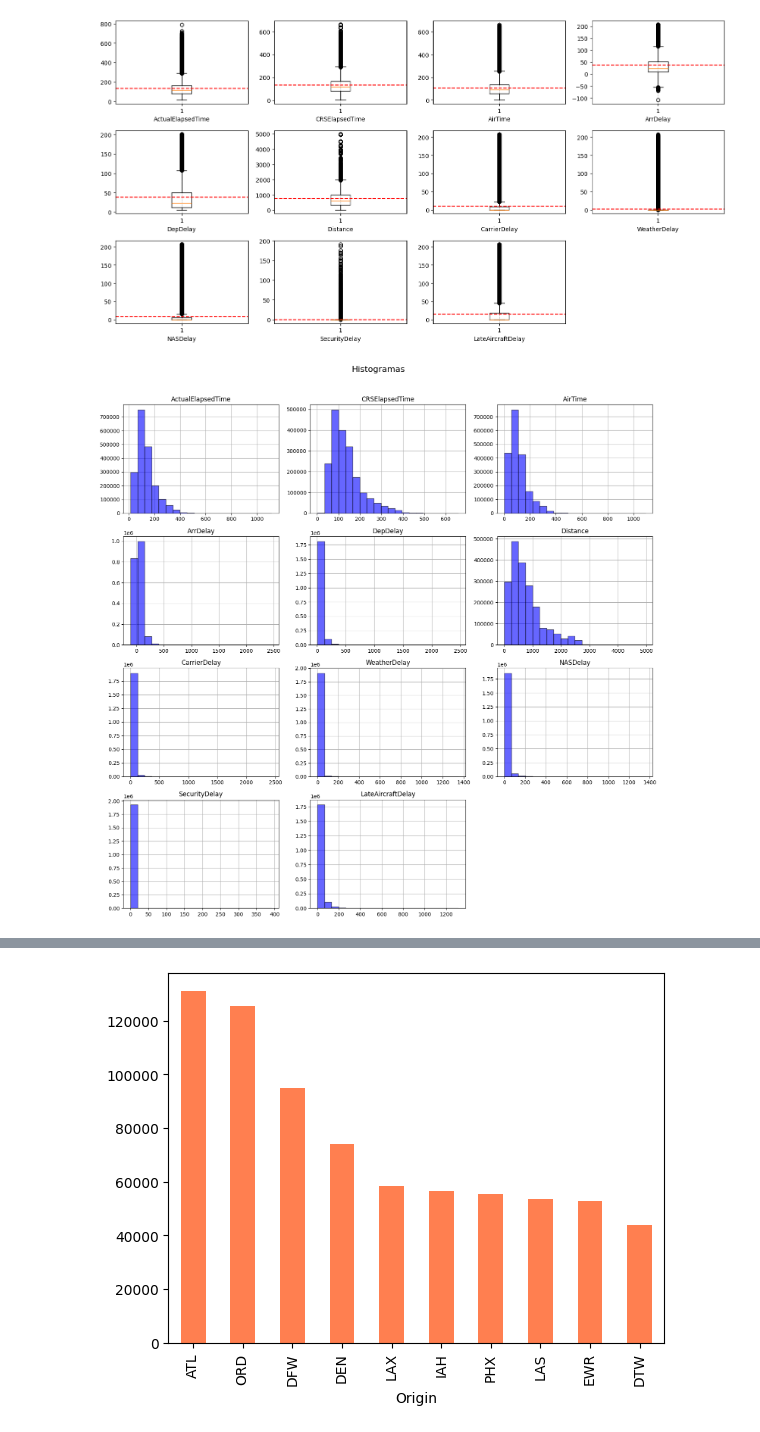
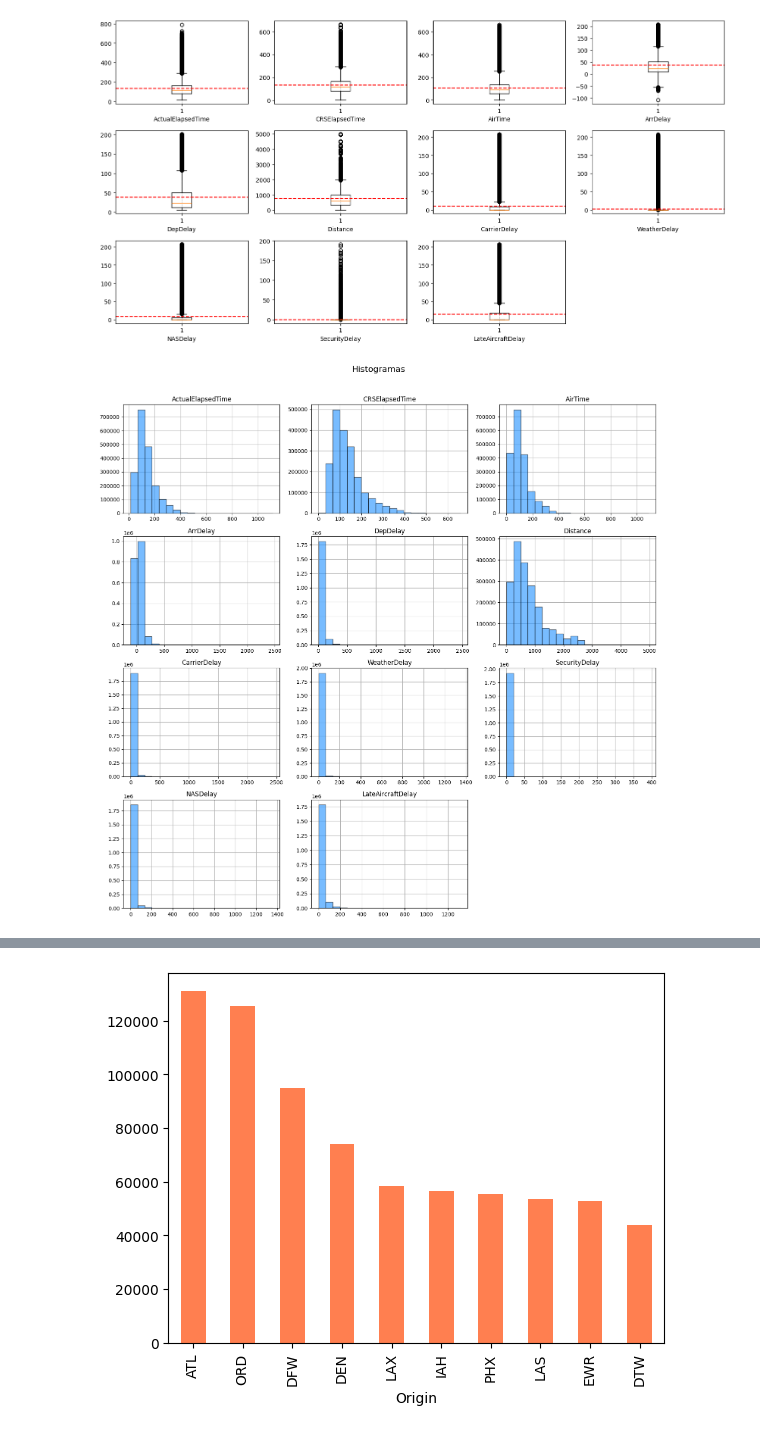
Before and after one commit to AdrielyZBoller/Projeto_Mod05_Ada_VemSerTech, a Jupyter notebook: projeto.ipynb, the cells around one changed output, grey strips where cells are left out. Cells and saved outputs as stored; diff of their text form; code cells hidden in the pictures.

Commit message:
tentativas de tratar os outliers

```diff
--- a/projeto.ipynb
+++ b/projeto.ipynb
@@ -205,3 +239,5 @@ voos_n_cancelados = voos_n_cancelados[voos_n_cancelados['AirTime']>0]
+# %%
+df= df[df['AirTime']>0]
 # %%
 # verificando se foram retirados todos os dados zerados nas colunas especificadas
 print('Verificando se há valores de tempo zerados')
@@ -263,11 +292,11 @@ None
 # %%
 lista_var_continuas = ['ActualElapsedTime','CRSElapsedTime',
                        'AirTime','ArrDelay','DepDelay','Distance',
-                       'CarrierDelay','WeatherDelay',
-                       'NASDelay','SecurityDelay','LateAircraftDelay']
+                       'CarrierDelay','WeatherDelay','SecurityDelay',
+                       'NASDelay','LateAircraftDelay']
 lista_var_discretas = ['Month','DayofMonth','DayOfWeek']
-df_continua = voos_n_cancelados[lista_var_continuas]
-df_discreta = voos_n_cancelados[lista_var_discretas]
+df_continua = df[lista_var_continuas]
+df_discreta = df[lista_var_discretas]
 # %%
 print(df_continua.describe())
 # %% [output]
@@ -293,14 +322,15 @@ max     3.920000e+02       1.316000e+03
 fig, axs =plt.subplots(1,3, figsize = (20,5))
 
 for i, ax in zip(lista_var_discretas, axs.flatten()):
-    sns.countplot(x=i, data=df_discreta[[i]], ax=ax)
+    sns.countplot(x=i, data=df_discreta[[i]], ax=ax, color='YellowGreen')
     ax.set_title(f'Gráfico de Barra - {i}')
     ax.set_xlabel('Valores')
     ax.set_ylabel('Contagem')
 
+    # Ajusta a rotação dos rótulos para melhor legibilidade
+    ax.tick_params(axis='x', rotation=45)
 # Adiciona um título geral acima dos subgráficos
-fig.suptitle('Ocorrências - voos', fontsize=16)
-
+fig.suptitle('Ocorrências - Voos', fontsize=16)
 # Ajusta o layout para evitar sobreposição
 plt.tight_layout(rect=[0, 0, 1, 0.96])  # Ajusta o espaço para acomodar o título geral
 
@@ -332,8 +418,8 @@ max      2.461000e+03
 Name: ArrDelay, dtype: float64
 # %%
 colunas = ['ArrDelay', 'DepDelay']
-percentis_98 = voos_n_cancelados[colunas].describe(percentiles=[0.98]).loc['98%']
-df_s_outliers = voos_n_cancelados[(voos_n_cancelados[colunas] <= percentis_98).all(axis=1)]
+percentis_98 = df[colunas].describe(percentiles=[0.98]).loc['98%']
+df_s_outliers = df[(df[colunas] <= percentis_98).all(axis=1)]
 df_s_outliers
 # %% [output]
 |  | Month | DayofMonth | DayOfWeek | ActualElapsedTime | CRSElapsedTime | AirTime | ArrDelay | DepDelay | ... |
@@ -366,21 +452,19 @@ plt.show()
 # %%
 # Criação do grid de subgráficos 4x4
 fig, axs = plt.subplots(4, 3, figsize=(15, 15))
 
 
 for i, ax in zip(lista_var_continuas, axs.flatten()):
-    df_continua[i].hist(bins=20, color='blue', edgecolor='black', alpha=0.6, ax=ax, zorder=4)
+    df_continua[i].hist(bins=20, edgecolor='black', alpha=0.6, color ='DodgerBlue',ax=ax, zorder=4)
     ax.set_title(f'{i}')
-
 axs.flatten()[11].axis('off')
-
 # Adiciona um título geral acima dos subgráficos
 fig.suptitle('Histogramas', fontsize=16, zorder=1)  # Definindo zorder para o título geral
 
 # Ajusta o layout para evitar sobreposição
 plt.tight_layout(rect=[0, 0, 1, 0.96])  # Ajusta o espaço para acomodar o título geral
 
 plt.show()
 # %% [output]
-[figure, old version]
+[figure, new version]
 # %%
```
Also changed, not shown: parts of 24 cells of this notebook.
